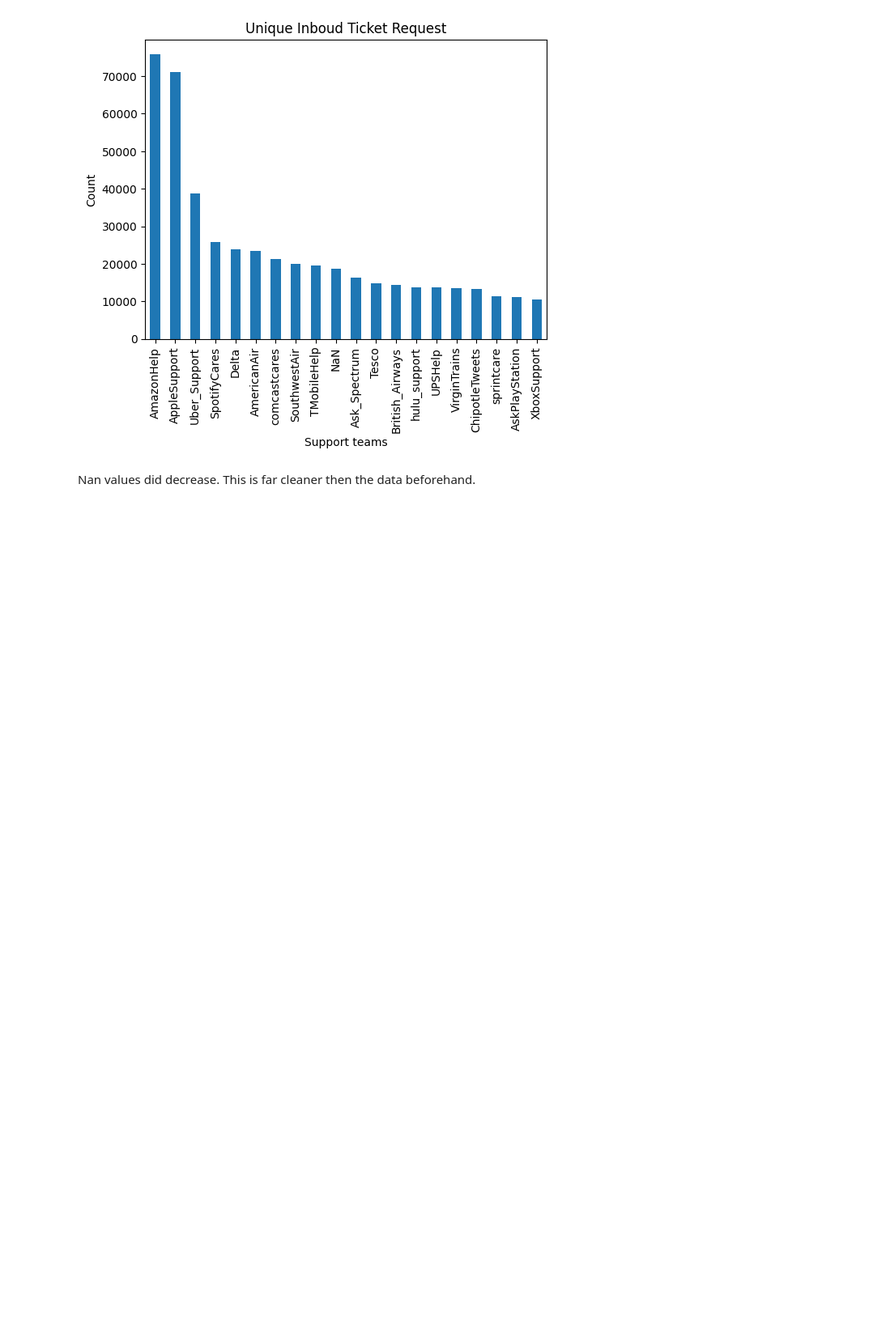
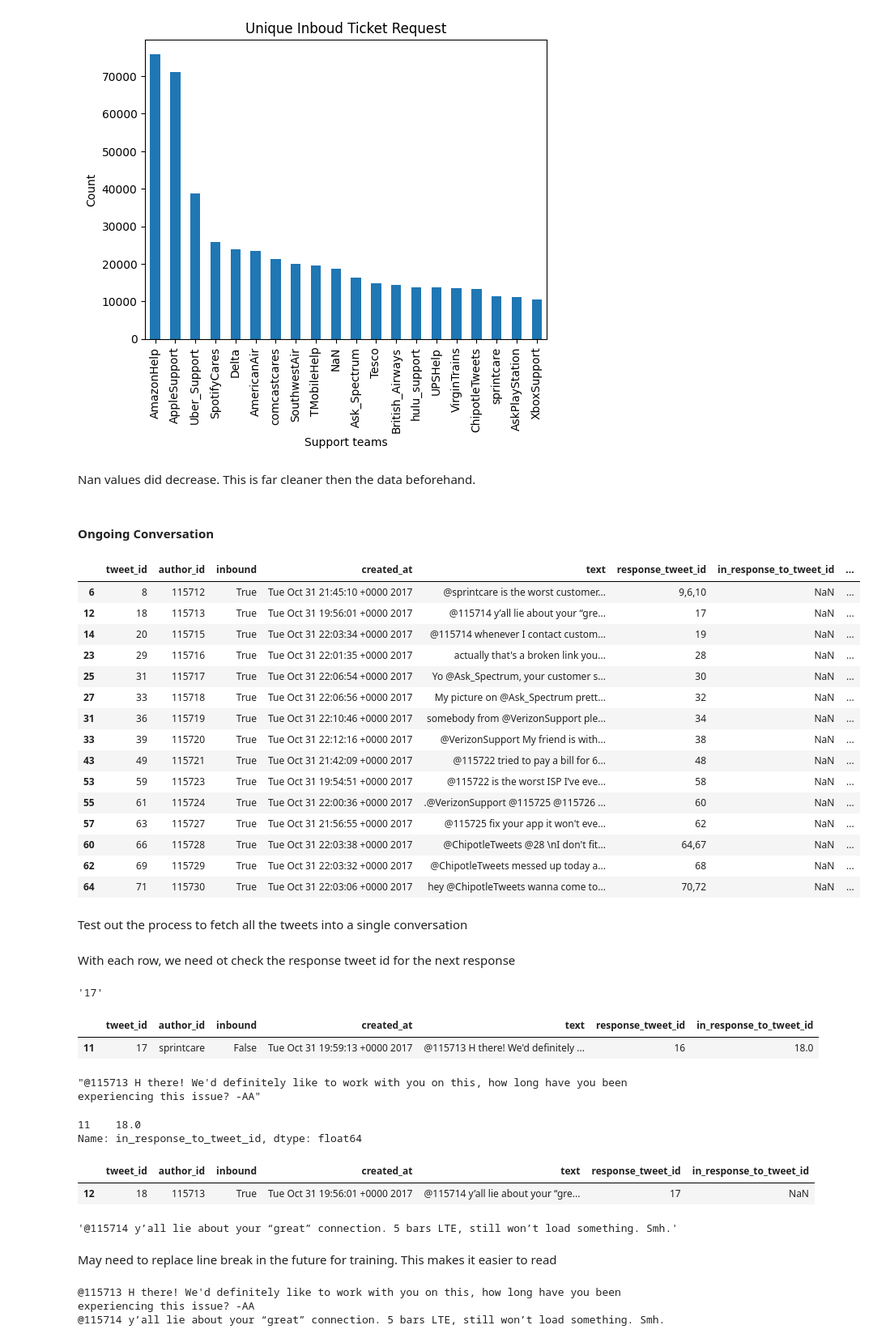
Before and after one commit to erictlong/customer-support-automation, a Jupyter notebook: data analytics/dataReview.ipynb, the cells around one changed output. Shown at 81% size. Cells and saved outputs as stored; diff of their text form; code cells hidden in the pictures; blank space fills up the shorter version.

```diff
--- a/data analytics/dataReview.ipynb
+++ b/data analytics/dataReview.ipynb
@@ -359,27 +357,28 @@ Name: 12, dtype: object
 With the process complete. Next we need to create the function to update that column field value
 # %%
 def responseTweetIdLookup(tweet_id_input):
-    # returns the found support team from the given tweet id
-    # print(type(tweet_id_input))
-    # print(f"incoming tweet {tweet_id_input}")
+    """
+    returns the found support team from the given tweet id
+    """
 
     # convert tweet id input
     tweet_id_input = str(tweet_id_input)
-
     found_response_id = ''
 
+    # Due to mulple variable the response id can take, need to clean up the value
     if tweet_id_input == 'NaN' or tweet_id_input == "nan":
         found_response_id = 'NaN'
     elif ',' in tweet_id_input:
-        # need additonal work to split multiple
+        # TODO: need additonal work to split multiple reponse to one tweet
         found_response_id = tweet_id_input.split(',')[0]
     else:
         found_response_id = tweet_id_input
 
-    # print(f"updated response {found_response_id}")
+    # finds the author id the initial conversation
+    if found_response_id != 'NaN':
+        # TODO: to improve the speed, may need to creaet a seperate dataframe of unqiue values.
+        found_support_team = df[df['tweet_id'] == int(found_response_id)]['author_id'].values
 
-    if found_response_id != 'NaN':
-        found_support_team = df[df['tweet_id'] == int(found_response_id)]['author_id'].values
         # due to missing data from tweet id, we need to check if a value is found
         if len(found_support_team) != 0:
             found_support_team = found_support_team[0]
@@ -388,8 +387,6 @@ def responseTweetIdLookup(tweet_id_input):
     else:
         found_support_team = "NaN"
 
-    # print(found_support_team)
-
     return found_support_team
 # %% [markdown]
 Confirm it works
@@ -532,3 +529,28 @@ plt.show()
 [figure]
 # %% [markdown]
 Nan values did decrease. This is far cleaner then the data beforehand.
+# %% [markdown]
+#### Ongoing Conversation
+# %%
+support_team_inboud_true_df.head(15)
+# %% [output]
+|  | tweet_id | author_id | inbound | created_at | text | response_tweet_id | in_response_to_tweet_id | ... |
+| 6 | 8 | 115712 | True | Tue Oct 31 21:45:10 +0000 2017 | @sprintcare is the worst customer... | 9,6,10 | NaN | ... |
+| 12 | 18 | 115713 | True | Tue Oct 31 19:56:01 +0000 2017 | @115714 y’all lie about your “gre... | 17 | NaN | ... |
+| 14 | 20 | 115715 | True | Tue Oct 31 22:03:34 +0000 2017 | @115714 whenever I contact custom... | 19 | NaN | ... |
+| 23 | 29 | 115716 | True | Tue Oct 31 22:01:35 +0000 2017 | actually that's a broken link you... | 28 | NaN | ... |
+| 25 | 31 | 115717 | True | Tue Oct 31 22:06:54 +0000 2017 | Yo @Ask_Spectrum, your customer s... | 30 | NaN | ... |
+| 27 | 33 | 115718 | True | Tue Oct 31 22:06:56 +0000 2017 | My picture on @Ask_Spectrum prett... | 32 | NaN | ... |
+| 31 | 36 | 115719 | True | Tue Oct 31 22:10:46 +0000 2017 | somebody from @VerizonSupport ple... | 34 | NaN | ... |
+| 33 | 39 | 115720 | True | Tue Oct 31 22:12:16 +0000 2017 | @VerizonSupport My friend is with... | 38 | NaN | ... |
+| 43 | 49 | 115721 | True | Tue Oct 31 21:42:09 +0000 2017 | @115722 tried to pay a bill for 6... | 48 | NaN | ... |
+| 53 | 59 | 115723 | True | Tue Oct 31 19:54:51 +0000 2017 | @115722 is the worst ISP I’ve eve... | 58 | NaN | ... |
+| 55 | 61 | 115724 | True | Tue Oct 31 22:00:36 +0000 2017 | .@VerizonSupport @115725 @115726 ... | 60 | NaN | ... |
+| 57 | 63 | 115727 | True | Tue Oct 31 21:56:55 +0000 2017 | @115725 fix your app it won't eve... | 62 | NaN | ... |
+| 60 | 66 | 115728 | True | Tue Oct 31 22:03:38 +0000 2017 | @ChipotleTweets @28 \nI don't fit... | 64,67 | NaN | ... |
+| 62 | 69 | 115729 | True | Tue Oct 31 22:03:32 +0000 2017 | @ChipotleTweets messed up today a... | 68 | NaN | ... |
+| 64 | 71 | 115730 | True | Tue Oct 31 22:03:06 +0000 2017 | hey @ChipotleTweets wanna come to... | 70,72 | NaN | ... |
+# %% [markdown]
+Test out the process to fetch all the tweets into a single conversation
+# %% [markdown]
+With each row, we need ot check the response tweet id for the next response
@@ -534,0 +559,9 @@ Nan values did decrease. This is far cleaner then the data beforehand.
+# %%
+response_example
+# %% [output]
+'17'
+# %%
+df[df['tweet_id'] == int(response_example)]
+# %% [output]
+|  | tweet_id | author_id | inbound | created_at | text | response_tweet_id | in_response_to_tweet_id |
+| 11 | 17 | sprintcare | False | Tue Oct 31 19:59:13 +0000 2017 | @115713 H there! We'd definitely ... | 16 | 18.0 |
@@ -534,0 +572,4 @@ Nan values did decrease. This is far cleaner then the data beforehand.
+# %%
+stored_text_conversation
+# %% [output]
+"@115713 H there! We'd definitely like to work with you on this, how long have you been experiencing this issue? -AA"
@@ -534,0 +578,10 @@ Nan values did decrease. This is far cleaner then the data beforehand.
+# %%
+new_response_example
+# %% [output]
+11    18.0
+Name: in_response_to_tweet_id, dtype: float64
+# %%
+df[df['tweet_id'] == int(new_response_example)]
+# %% [output]
+|  | tweet_id | author_id | inbound | created_at | text | response_tweet_id | in_response_to_tweet_id |
+| 12 | 18 | 115713 | True | Tue Oct 31 19:56:01 +0000 2017 | @115714 y’all lie about your “gre... | 17 | NaN |
@@ -534,0 +590,6 @@ Nan values did decrease. This is far cleaner then the data beforehand.
+# %%
+new_stored_text
+# %% [output]
+'@115714 y’all lie about your “great” connection. 5 bars LTE, still won’t load something. Smh.'
+# %% [markdown]
+May need to replace line break in the future for training. This makes it easier to read
@@ -534,0 +598,5 @@ Nan values did decrease. This is far cleaner then the data beforehand.
+# %%
+print(stored_text_conversation)
+# %% [output]
+@115713 H there! We'd definitely like to work with you on this, how long have you been experiencing this issue? -AA
+@115714 y’all lie about your “great” connection. 5 bars LTE, still won’t load something. Smh.
```
Also changed, not shown: parts of 12 cells of this notebook.
